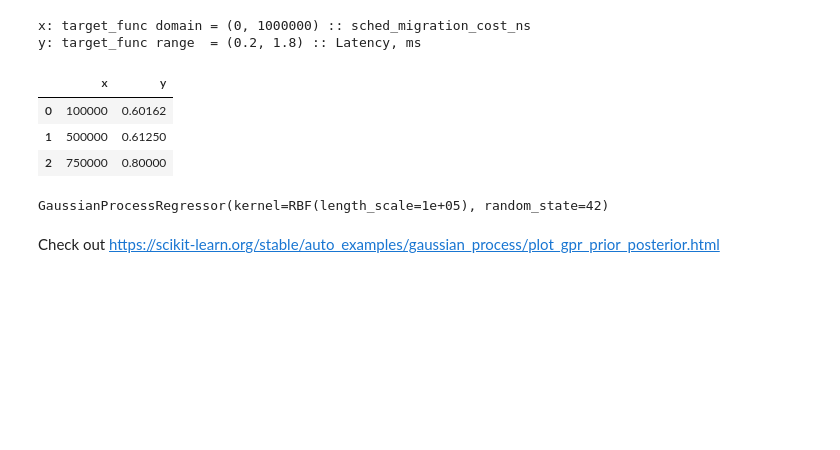
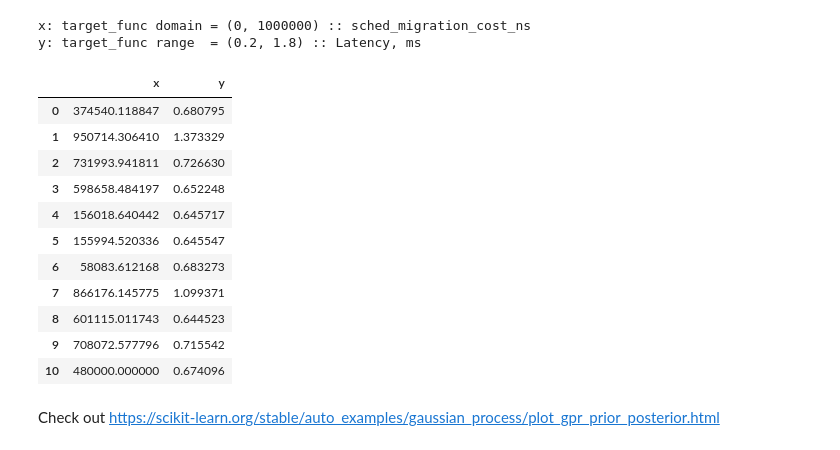
Before and after one commit to motus/sqlite-autotuning, a Jupyter notebook: sigmod2025_tutorial/sigmod2025_tutorial_02_bo.ipynb, the cells around one changed output. Saved outputs shown, nothing was run; the diff lists cells and outputs as text; code cells hidden in the pictures; blank space fills up the shorter version.

```diff
--- a/sigmod2025_tutorial/sigmod2025_tutorial_02_bo.ipynb
+++ b/sigmod2025_tutorial/sigmod2025_tutorial_02_bo.ipynb
@@ -16,22 +16,42 @@ print(f"y: target_func range  = {FUNC_RANGE} :: {METRIC_NAME}")
 x: target_func domain = (0, 1000000) :: sched_migration_cost_ns
 y: target_func range  = (0.2, 1.8) :: Latency, ms
 # %%
-NUM_SAMPLES = 11
+NUM_SAMPLES = 10
+
+np.random.seed(42)
 # %%
-df = pandas.DataFrame({"x": [100000, 500000, 750000]})
+# df = pandas.DataFrame({"x": [], "y": []})
+df = pandas.DataFrame({"x": np.random.uniform(0, 1000000, NUM_SAMPLES).tolist() + [480000]})
 df["y"] = df.x.apply(target_func)
 df
 # %% [output]
 |  | x | y |
-| 0 | 100000 | 0.60162 |
-| 1 | 500000 | 0.61250 |
-| 2 | 750000 | 0.80000 |
+| 0 | 374540.118847 | 0.680795 |
+| 1 | 950714.306410 | 1.373329 |
+| 2 | 731993.941811 | 0.726630 |
+| 3 | 598658.484197 | 0.652248 |
+| 4 | 156018.640442 | 0.645717 |
+| 5 | 155994.520336 | 0.645547 |
+| 6 | 58083.612168 | 0.683273 |
+| 7 | 866176.145775 | 1.099371 |
+| 8 | 601115.011743 | 0.644523 |
+| 9 | 708072.577796 | 0.715542 |
+| 10 | 480000.000000 | 0.674096 |
 # %%
-kernel = RBF(length_scale=100000, length_scale_bounds="fixed")
-gp = GaussianProcessRegressor(kernel=kernel, random_state=42)
+num_prior_samples = 1
+prior_x = np.linspace(-200000, 1200000, num_prior_samples).reshape(-1, 1)
+prior_y = np.ones(num_prior_samples) * 2.47
+prior_alpha = np.ones(num_prior_samples) * 4.0
 
-gp.fit(df.x.to_numpy().reshape(-1, 1), df.y)
+x = np.concatenate([prior_x, df.x.to_numpy().reshape(-1, 1)])
+y = np.concatenate([prior_y, df.y.to_numpy()])
+alpha = np.concatenate([prior_alpha, np.zeros(len(df.y))])
+
+# x = prior_x
+# y = prior_y
+# alpha = prior_alpha
+
+kernel = RBF(length_scale=80000, length_scale_bounds="fixed")
+gp = GaussianProcessRegressor(kernel=kernel, alpha=alpha, random_state=42).fit(x, y)
-# %% [output]
-GaussianProcessRegressor(kernel=RBF(length_scale=1e+05), random_state=42)
 # %% [markdown]
 Check out https://scikit-learn.org/stable/auto_examples/gaussian_process/plot_gpr_prior_posterior.html
```
Also changed, not shown: parts of 8 cells of this notebook.
